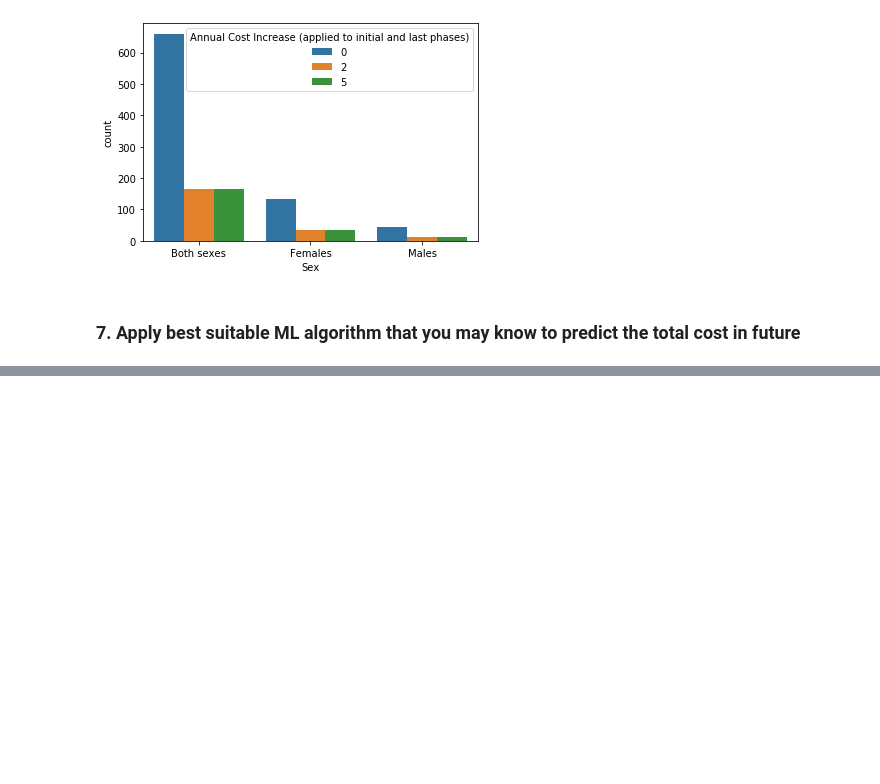
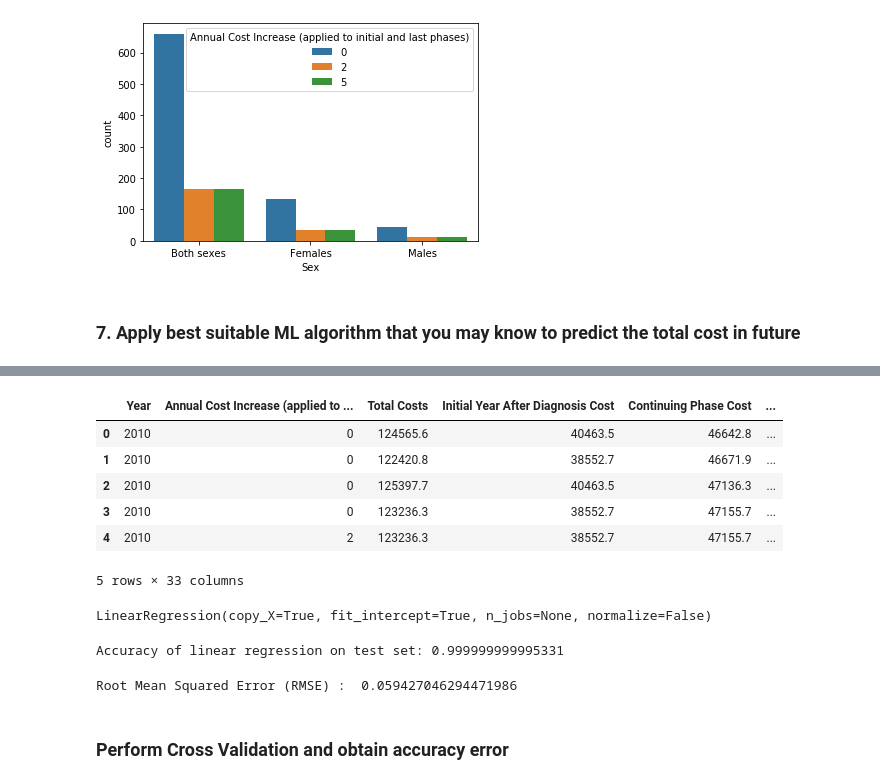
Before and after one commit to adityamahamuni/ML, a Jupyter notebook: Miscellaneous/Cancer Treatment assignment/CancerTreatment.ipynb, the cells around one changed output, grey strips where cells are left out. Cells and saved outputs as stored; diff of their text form; code cells hidden in the pictures; blank space fills up the shorter version.

```diff
--- a/Miscellaneous/Cancer Treatment assignment/CancerTreatment.ipynb
+++ b/Miscellaneous/Cancer Treatment assignment/CancerTreatment.ipynb
@@ -133,0 +205,10 @@ sns.countplot(x="Sex", hue="Annual Cost Increase (applied to initial and last ph
+# %%
+data.head()
+# %% [output]
+|  | Year | Annual Cost Increase (applied to ... | Total Costs | Initial Year After Diagnosis Cost | Continuing Phase Cost | ... |
+| 0 | 2010 | 0 | 124565.6 | 40463.5 | 46642.8 | ... |
+| 1 | 2010 | 0 | 122420.8 | 38552.7 | 46671.9 | ... |
+| 2 | 2010 | 0 | 125397.7 | 40463.5 | 47136.3 | ... |
+| 3 | 2010 | 0 | 123236.3 | 38552.7 | 47155.7 | ... |
+| 4 | 2010 | 2 | 123236.3 | 38552.7 | 47155.7 | ... |
+5 rows × 33 columns
@@ -133,0 +224,24 @@ sns.countplot(x="Sex", hue="Annual Cost Increase (applied to initial and last ph
+# %%
+# Fitting the data to Linear Regression Model using LinearRegression()
+from sklearn.linear_model import LinearRegression
+
+lr_model = LinearRegression()
+lr_model.fit(X_train, y_train)
+# %% [output]
+LinearRegression(copy_X=True, fit_intercept=True, n_jobs=None, normalize=False)
+# %%
+# Predicting the sales for test data
+
+y_pred = lr_model.predict(X_test)
+print('Accuracy of linear regression on test set: {}'.format(lr_model.score(X_test, y_test)))
+# %% [output]
+Accuracy of linear regression on test set: 0.999999999995331
+# %%
+# Checking the RMSE Error
+from sklearn.metrics import mean_squared_error
+
+print("Root Mean Squared Error (RMSE) : ", np.sqrt(mean_squared_error(y_test, y_pred)))
+# %% [output]
+Root Mean Squared Error (RMSE) :  0.059427046294471986
+# %% [markdown]
+### Perform Cross Validation and obtain accuracy error
```
Also changed, not shown: parts of 15 cells of this notebook.
